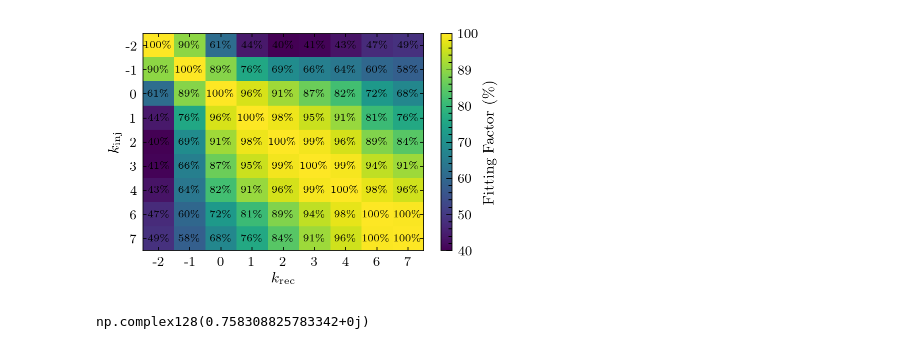
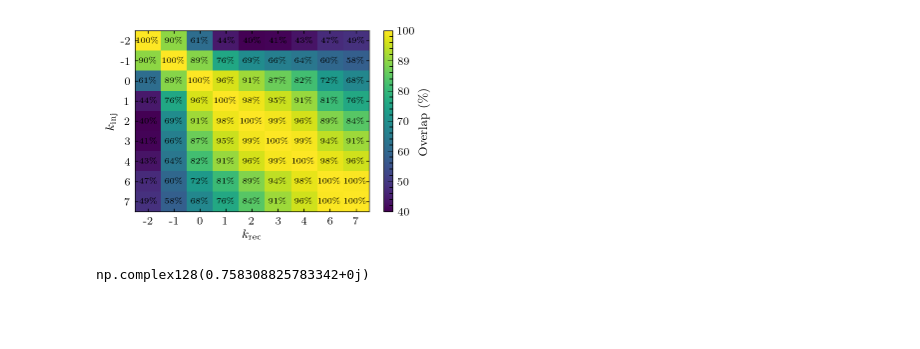
Before and after one commit to BrianCSeymour/geo-tgr, a Jupyter notebook: svd-ppeperp.ipynb, the cells around one changed output. Saved outputs shown, nothing was run; the diff lists cells and outputs as text; code cells hidden in the pictures; blank space fills up the shorter version.

```diff
--- a/svd-ppeperp.ipynb
+++ b/svd-ppeperp.ipynb
@@ -42,5 +42,15 @@ for module in list(sys.modules.keys()):
 import matplotlib.pyplot as plt
 plt.style.use("paper.mplstyle")
 %config InlineBackend.figure_format = 'retina'
+pt = 1./72.27
+jour_sizes = {"PRD": {"onecol": 246.*pt, "twocol": 510.*pt},
+              "CQG": {"onecol": 374.*pt}, # CQG is only one column
+              # Add more journals below. Can add more properties to each journal
+             }
+
+my_width = jour_sizes["PRD"]["onecol"]
+# Our figure's aspect ratio
+golden = (1 + 5 ** 0.5) / 2
+%config InlineBackend.figure_format = 'retina'
 obj = lib.Fisher(fmin = 20, fmax = 2000, n_freq = 4000.)
 # %% [output]
@@ -261,7 +270,10 @@ import matplotlib.pyplot as plt
 import matplotlib.colors as mcolors
 from matplotlib.ticker import FuncFormatter
 
-fig, ax = plt.subplots()
+
+
+fig = plt.figure(figsize = (my_width, my_width/golden),dpi=100)
+ax = fig.gca()
 
 mmarr = ff
 
@@ -273,36 +285,37 @@ levels = np.linspace(0.4, 1, 7)
 normbar = mcolors.Normalize(vmin=0.4, vmax=1)
 
 # Plot using percentage scale
 plt.imshow(mmarr_safe, cmap='viridis', interpolation='nearest', aspect='auto', norm=normbar)
 
 # Add discrete color bar
 cbar = plt.colorbar(ticks=levels)
 cbar.ax.yaxis.set_major_formatter(FuncFormatter(lambda x, _: f"{int(x * 100)}"))
-cbar.set_label(r'Fitting Factor (\%)')
+cbar.set_label(r'Overlap (\%)')
 
 # Label axes
 plt.xlabel(r"$k_{\mathrm{rec}}$")
 plt.ylabel(r"$k_{\mathrm{inj}}$")
 
 # Annotate each cell with percentage values
 for i in range(len(kkvals)):
     for j in range(len(kkvals)):
-        text = f"{mmarr_safe[i, j] * 100:.0f}\%"  # Convert to percentage
+        text = fr"{mmarr_safe[i, j] * 100:.0f}\%"  # Convert to percentage
         ax.text(j, i, text, ha="center", va="center", color="k", fontsize=6, weight="bold")
 
 # Set tick labels
 plt.xticks(ticks=np.arange(len(kkvals)), labels=kkvals)
 plt.yticks(ticks=np.arange(len(kkvals)), labels=kkvals)
 
 # Adjust tick parameters
 ax.tick_params(which='minor', bottom=False, left=False, top=False, right=False)
 ax.tick_params(axis='x', length=2, width=0.5)  # Make x-tick marks smaller
 ax.tick_params(axis='y', length=2, width=0.5)  # Make y-tick marks smaller
 
 # plt.savefig("ff-pn-tests-spin.pdf", bbox_inches='tight', pad_inches=0)
+# plt.savefig("ff-pn-tests-nospin.pdf", bbox_inches='tight', pad_inches=0)
 plt.show()
 # %% [output]
-[figure, old version]
+[figure, new version]
 # %%
 dh_1 = res[obj.k2str[kk[1]]]
 dh_2 = res[obj.k2str[kk[3]]]
```
Also changed, not shown: parts of 1 cell of this notebook, 1 other file.
